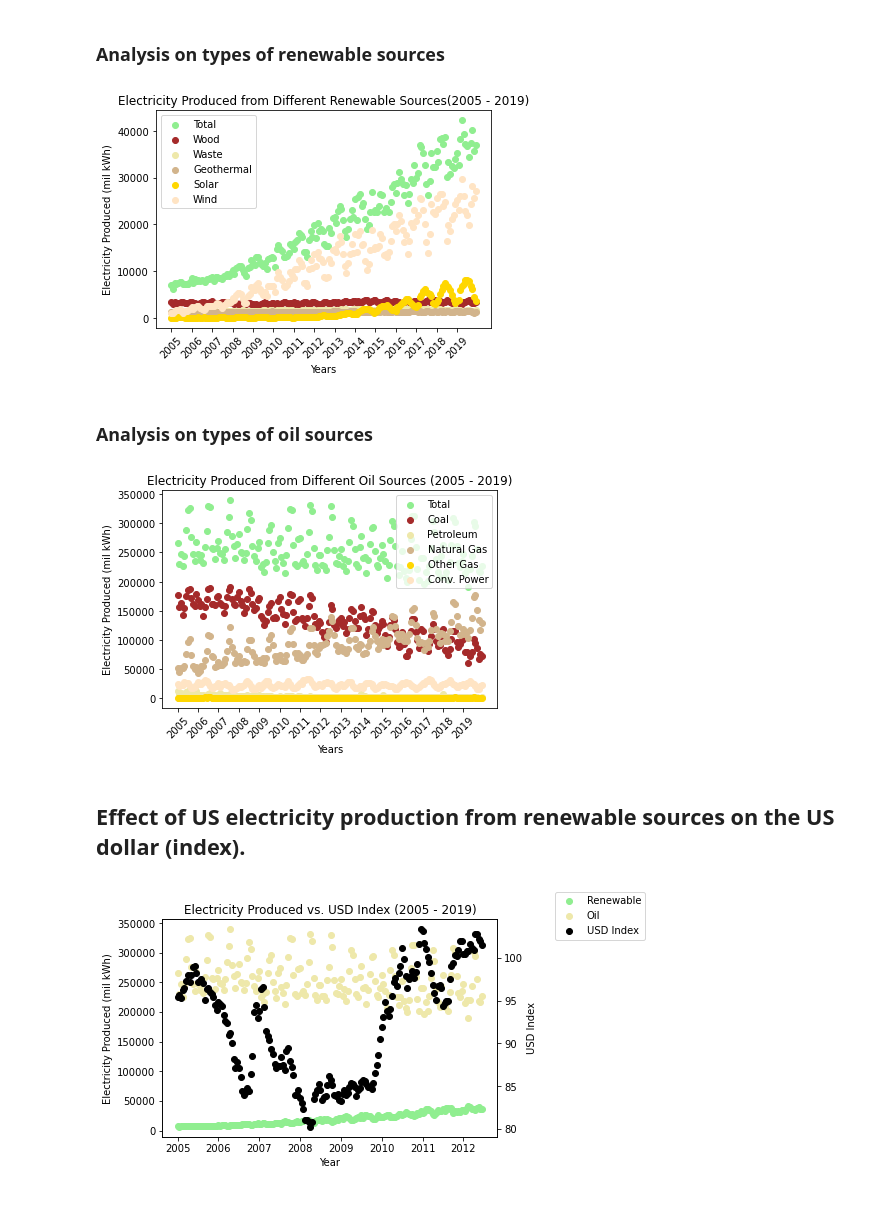
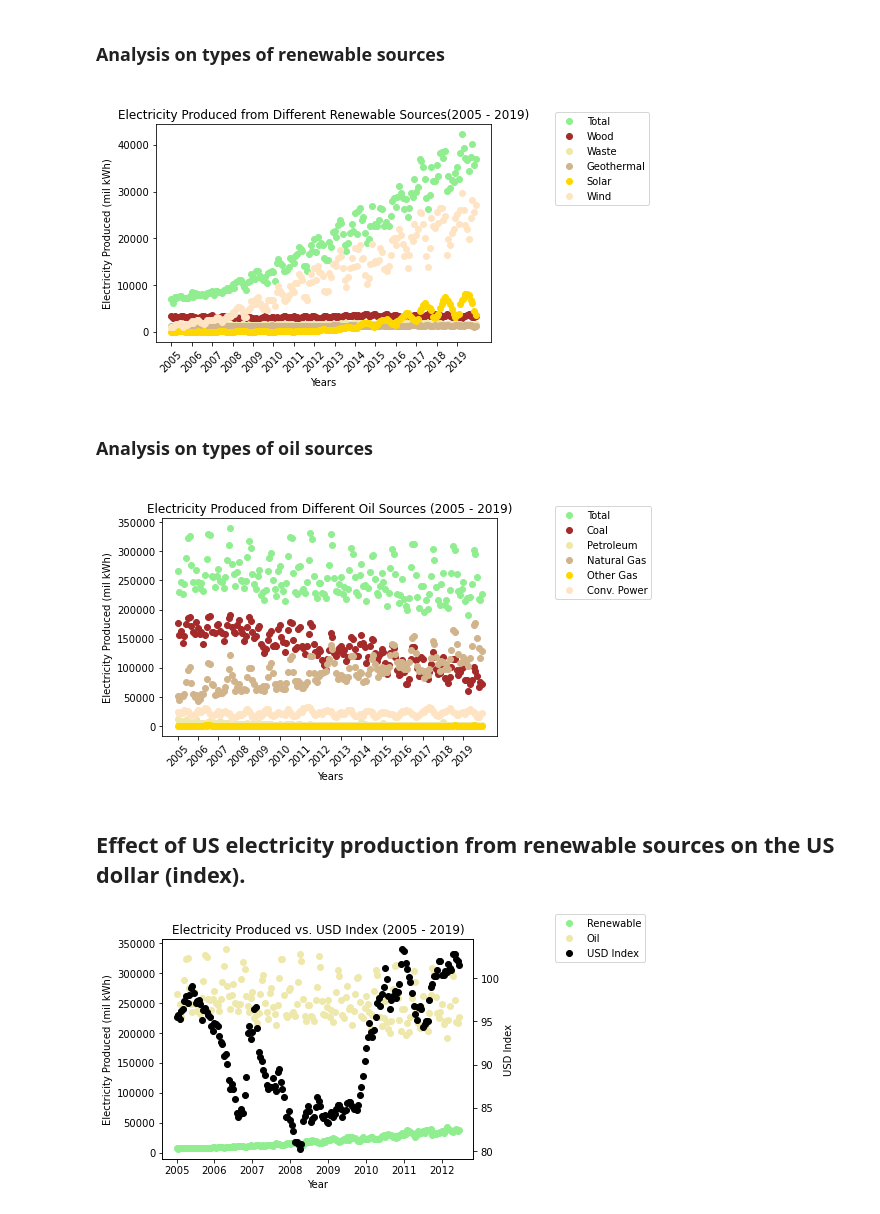
Before and after one commit to kk-deng/CanadaEnergyIE, a Jupyter notebook: Part 3.ipynb, the cells around one changed output. Cells and saved outputs as stored; diff of their text form; code cells hidden in the pictures.

```diff
--- a/Part 3.ipynb
+++ b/Part 3.ipynb
@@ -32,0 +15,8 @@ USD_impact = pd.read_csv(USD_impact_filepath)
+# %%
+#pulling in transformed files
+
+#renewable production vs. oil production over time
+data_filepath = "Transformed Data\Part 3.csv"
+data = pd.read_csv(data_filepath)
+
+data.head()
@@ -53,19 +50,20 @@ plt.savefig("Plots\Question 5 - Time vs. Renewable.png")
 [figure]
 # %%
 # regression analysis
-renewable_oil["Date_ordinal"] = pd.to_datetime(renewable_oil["Date"]).apply(lambda date: date.toordinal())
+data["Date_ordinal"] = pd.to_datetime(data["Date"]).apply(lambda date: date.toordinal())
 
-r_slope, r_intercept, r_rvalue, r_pvalue, r_stderr = stats.linregress(renewable_oil["Date_ordinal"], renewable_oil["Total Renewable (mil kWh)"])
-regressed_renewable = renewable_oil["Date_ordinal"] * r_slope + r_intercept
+r_slope, r_intercept, r_rvalue, r_pvalue, r_stderr = stats.linregress(data["Date_ordinal"], data["Total Renewable (mil kWh)"])
+regressed_renewable = data["Date_ordinal"] * r_slope + r_intercept
 
 plt.annotate(f"Renewable = {round(r_slope,2)}*x + {round(r_intercept,0)}", (0,35000))
-plt.scatter(renewable_data["Date"], renewable_data["Total Renewable (mil kWh)"], color="yellowgreen")
-plt.plot(renewable_data["Date"], regressed_renewable, color="green")
+plt.scatter(data["Date"], data["Total Renewable (mil kWh)"], color="yellowgreen")
+plt.plot(data["Date"], regressed_renewable, color="green")
 plt.ylabel("Electricity Produced (mil kWh)")
 plt.xlabel("Years")
 plt.xticks(ticks, years, rotation=45)
 plt.title("Electricity Produced by Renewable Sources (2005 - 2019)")
 
+plt.tight_layout()
 
 plt.savefig("Plots\Question 5 - Time vs. Renewable (with Regression).png")
 # %% [output]
@@ -95,19 +94,19 @@ plt.savefig("Plots\Question 5 - Time vs. Renewable (with Regression - 2013 to 20
 # %%
 # major ticks for x-axis (by year)
 years = np.arange(2005, 2020, 1)
-ticks = np.arange(0, len(renewable_oil["Date"]), 12)
+ticks = np.arange(0, len(data["Date"]), 12)
 
 fig = plt.figure()
 ax1 = fig.add_subplot()
 
-ax1.scatter(renewable_oil["Date"], renewable_oil["Total Renewable (mil kWh)"], c="lightgreen", label="Renewable")
-ax1.scatter(renewable_oil["Date"], renewable_oil["Total Oil (mil kWh)"], c="indianred", label="Oil")
-plt.legend(loc="best")
+ax1.scatter(data["Date"], data["Total Renewable (mil kWh)"], c="lightgreen", label="Renewable")
+ax1.scatter(data["Date"], data["Total Oil (mil kWh)"], c="indianred", label="Oil")
+fig.legend(bbox_to_anchor=(1.05, 1), loc='upper left')
 plt.ylabel("Electricity Produced (mil kWh)")
 plt.xlabel("Years")
 plt.xticks(ticks, years, rotation=45)
 plt.title("Electricity Produced (2005 - 2019)")
 plt.tight_layout()
 
-plt.savefig("Plots\Question 5 - time vs. Oil and Renewable.png")
+plt.savefig("Plots\Question 5 - time vs. Oil and Renewable.png", bbox_inches='tight')
 # %% [output]
@@ -155,64 +156,64 @@ datetime.date(2061, 9, 19)
 # %%
 fig = plt.figure()
 ax1 = fig.add_subplot()
 
-ax1.scatter(renewable_data["Date"], renewable_data["Total Renewable (mil kWh)"], c="lightgreen", label="Total")
-ax1.scatter(renewable_data["Date"], renewable_data["Wood (mil kWh)"], c="brown", label="Wood")
-ax1.scatter(renewable_data["Date"], renewable_data["Waste (mil kWh)"], c="palegoldenrod", label="Waste")
-ax1.scatter(renewable_data["Date"], renewable_data["Geothermal (mil kWh)"], c="tan", label="Geothermal")
-ax1.scatter(renewable_data["Date"], renewable_data["Solar (mil kWh)"], c="gold", label="Solar")
-ax1.scatter(renewable_data["Date"], renewable_data["Wind (mil kWh)"], c="bisque", label="Wind")
+ax1.scatter(data["Date"], data["Total Renewable (mil kWh)"], c="lightgreen", label="Total")
+ax1.scatter(data["Date"], data["Wood (mil kWh)"], c="brown", label="Wood")
+ax1.scatter(data["Date"], data["Waste (mil kWh)"], c="palegoldenrod", label="Waste")
+ax1.scatter(data["Date"], data["Geothermal (mil kWh)"], c="tan", label="Geothermal")
+ax1.scatter(data["Date"], data["Solar (mil kWh)"], c="gold", label="Solar")
+ax1.scatter(data["Date"], data["Wind (mil kWh)"], c="bisque", label="Wind")
 
-plt.legend(loc="best")
+fig.legend(bbox_to_anchor=(1.05, 1), loc='upper left')
 plt.ylabel("Electricity Produced (mil kWh)")
 plt.xlabel("Years")
 plt.xticks(ticks, years, rotation=45)
 plt.title("Electricity Produced from Different Renewable Sources(2005 - 2019)")
 
-plt.savefig("Plots\Question 5 - Time vs. Types of Renewable Sources.png")
+plt.savefig("Plots\Question 5 - Time vs. Types of Renewable Sources.png", bbox_inches='tight')
 # %% [output]
-[figure, old version]
+[figure, new version]
 # %% [markdown]
 ### Analysis on types of oil sources
 # %%
 fig = plt.figure()
 ax1 = fig.add_subplot()
 
-ax1.scatter(oil_data["Date"], oil_data["Total Oil (mil kWh)"], c="lightgreen", label="Total")
-ax1.scatter(oil_data["Date"], oil_data["Coal (mil kWh)"], c="brown", label="Coal")
-ax1.scatter(oil_data["Date"], oil_data["Petroleum (mil kWh)"], c="palegoldenrod", label="Petroleum")
-ax1.scatter(oil_data["Date"], oil_data["Natural_Gas (mil kWh)"], c="tan", label="Natural Gas")
-ax1.scatter(oil_data["Date"], oil_data["Other_Gas (mil kWh)"], c="gold", label="Other Gas")
-ax1.scatter(oil_data["Date"], oil_data["Conventional Hydroelectric Power (mil kWh)"], c="bisque", label="Conv. Power")
+ax1.scatter(data["Date"], data["Total Oil (mil kWh)"], c="lightgreen", label="Total")
+ax1.scatter(data["Date"], data["Coal (mil kWh)"], c="brown", label="Coal")
+ax1.scatter(data["Date"], data["Petroleum (mil kWh)"], c="palegoldenrod", label="Petroleum")
+ax1.scatter(data["Date"], data["Natural_Gas (mil kWh)"], c="tan", label="Natural Gas")
+ax1.scatter(data["Date"], data["Other_Gas (mil kWh)"], c="gold", label="Other Gas")
+ax1.scatter(data["Date"], data["Conventional Hydroelectric Power (mil kWh)"], c="bisque", label="Conv. Power")
 
-plt.legend(loc="best")
+fig.legend(bbox_to_anchor=(1.05, 1), loc='upper left')
 plt.ylabel("Electricity Produced (mil kWh)")
 plt.xlabel("Years")
 plt.xticks(ticks, years, rotation=45)
 plt.title("Electricity Produced from Different Oil Sources (2005 - 2019)")
 
-plt.savefig("Plots\Question 5 - Time vs. Types of Oil Sources.png")
+plt.savefig("Plots\Question 5 - Time vs. Types of Oil Sources.png", bbox_inches='tight')
 # %% [output]
-[figure, old version]
+[figure, new version]
 # %% [markdown]
 ## Effect of US electricity production from renewable sources on the US dollar (index).
 # %%
 # major ticks for x-axis (by year)
 years = np.arange(2005, 2020, 1)
-ticks = np.arange(0, len(USD_impact["Date"]), 24)
+ticks = np.arange(0, len(data["Date"]), 24)
 
 fig, ax1 = plt.subplots()
 
 ax1.set_xlabel("Year")
-ax1.scatter(USD_impact["Date"], USD_impact["Total Renewable (mil kWh)"], c="lightgreen", label="Renewable")
-ax1.scatter(USD_impact["Date"], USD_impact["Total Oil (mil kWh)"], c="palegoldenrod", label="Oil")
+ax1.scatter(data["Date"], data["Total Renewable (mil kWh)"], c="lightgreen", label="Renewable")
+ax1.scatter(data["Date"], data["Total Oil (mil kWh)"], c="palegoldenrod", label="Oil")
 
 plt.ylabel("Electricity Produced (mil kWh)")
 
 ax2 = ax1.twinx()
 
 ax2.set_ylabel("USD Index")
-lns3=ax2.scatter(USD_impact["Date"], USD_impact["USD Index"], c="black", label="USD Index")
+lns3=ax2.scatter(data["Date"], data["USD Index"], c="black", label="USD Index")
 
 plt.xticks(ticks, years, rotation = 45)
 fig.legend(bbox_to_anchor=(1.05, 1), loc='upper left')
@@ -221,7 +222,8 @@ plt.ylabel("USD Index")
 plt.xlabel("Years")
 plt.title("Electricity Produced vs. USD Index (2005 - 2019)")
 
+plt.tight_layout()
 
-plt.savefig("Plots\Question 6 - Sources vs. USD Index.png")
+plt.savefig("Plots\Question 6 - Sources vs. USD Index.png", bbox_inches='tight')
 # %% [output]
-[figure, old version]
+[figure, new version]
```
Also changed, not shown: parts of 7 cells of this notebook, 8 other files.
